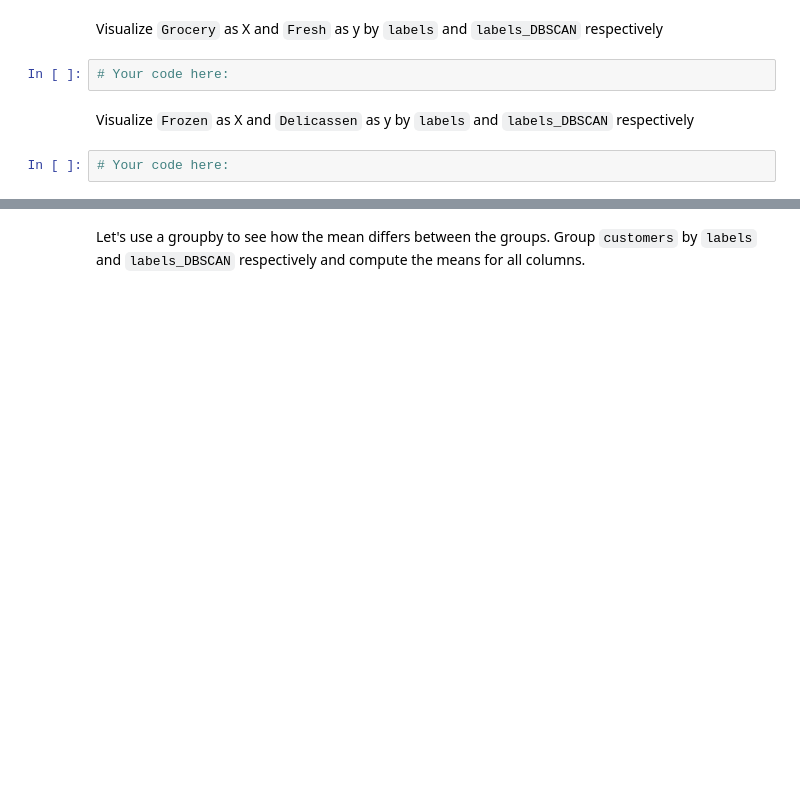
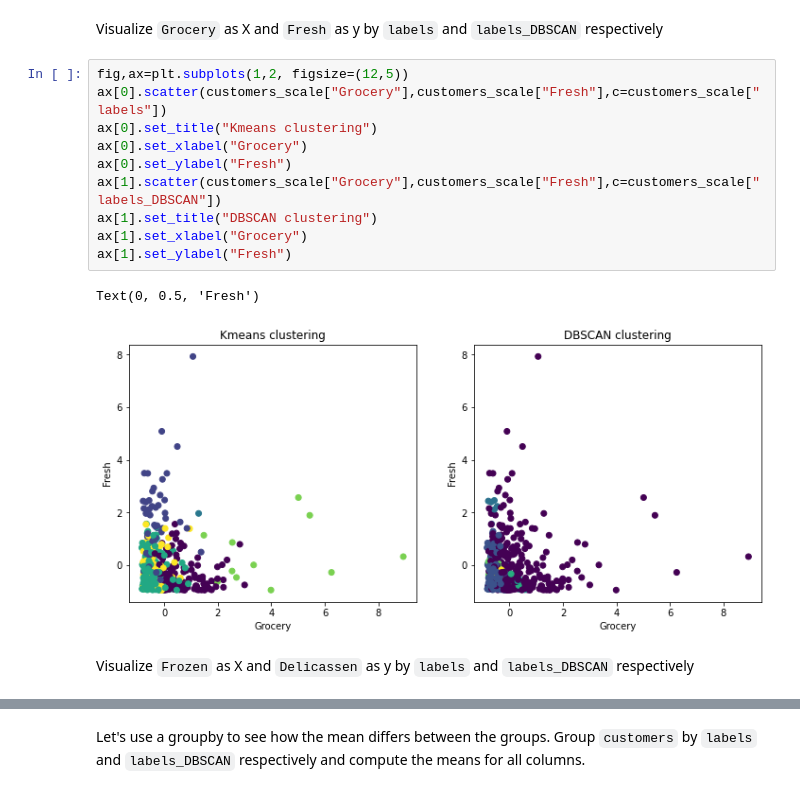
Before and after one commit to ironhack-datalabs/datamad0620, a Jupyter notebook: module-3/lab-unsupervised-learning/your-code/main.ipynb, the cells around one changed output, grey strips where cells are left out. Cells and saved outputs as stored; diff of their text form; blank space fills up the shorter version.

```diff
--- a/module-3/lab-unsupervised-learning/your-code/main.ipynb
+++ b/module-3/lab-unsupervised-learning/your-code/main.ipynb
@@ -157,8 +217,17 @@ Visualize `Detergents_Paper` as X and `Milk` as y by `labels` and `labels_DBSCAN
 # %% [markdown]
 Visualize `Grocery` as X and `Fresh` as y by `labels` and `labels_DBSCAN` respectively
-# %%
-# Your code here:
+# %%
+fig,ax=plt.subplots(1,2, figsize=(12,5))
+ax[0].scatter(customers_scale["Grocery"],customers_scale["Fresh"],c=customers_scale["labels"])
+ax[0].set_title("Kmeans clustering")
+ax[0].set_xlabel("Grocery")
+ax[0].set_ylabel("Fresh")
+ax[1].scatter(customers_scale["Grocery"],customers_scale["Fresh"],c=customers_scale["labels_DBSCAN"])
+ax[1].set_title("DBSCAN clustering")
+ax[1].set_xlabel("Grocery")
+ax[1].set_ylabel("Fresh")
+# %% [output]
+Text(0, 0.5, 'Fresh')
+[figure, added]
 # %% [markdown]
 Visualize `Frozen` as X and `Delicassen` as y by `labels` and `labels_DBSCAN` respectively
-# %%
-# Your code here:
```
Also changed, not shown: parts of 27 cells of this notebook.
